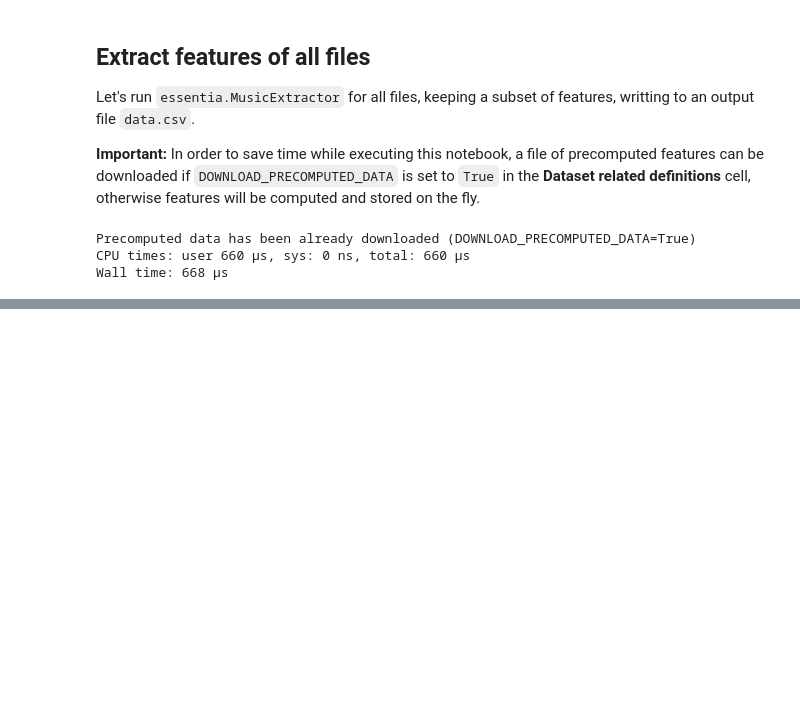
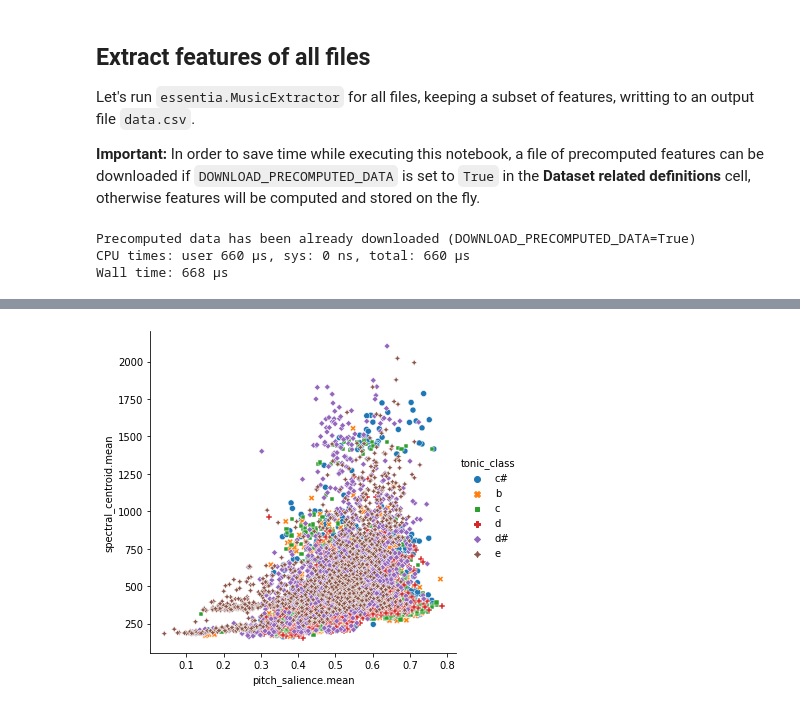
Before and after one commit to eagomez2/mir_basics, a Jupyter notebook: eagomez_assignment01_exemplary_mir_workflow.ipynb, the cells around one changed output, grey strips where cells are left out. Saved outputs shown, nothing was run; the diff lists cells and outputs as text; code cells hidden in the pictures; blank space fills up the shorter version.

```diff
--- a/eagomez_assignment01_exemplary_mir_workflow.ipynb
+++ b/eagomez_assignment01_exemplary_mir_workflow.ipynb
@@ -380,0 +391,3 @@ Wall time: 668 µs
+# %%
+df_raw = pd.read_csv(data_file)
+display(df_raw.head())
@@ -380,0 +412,5 @@ Wall time: 668 µs
+# %%
+sns.relplot(x='pitch_salience.mean', y ='spectral_centroid.mean', hue='tonic_class', style='tonic_class', data=df_raw)
+plt.show()
+# %% [output]
+[figure, added]
```
Also changed, not shown: parts of 18 cells of this notebook.
